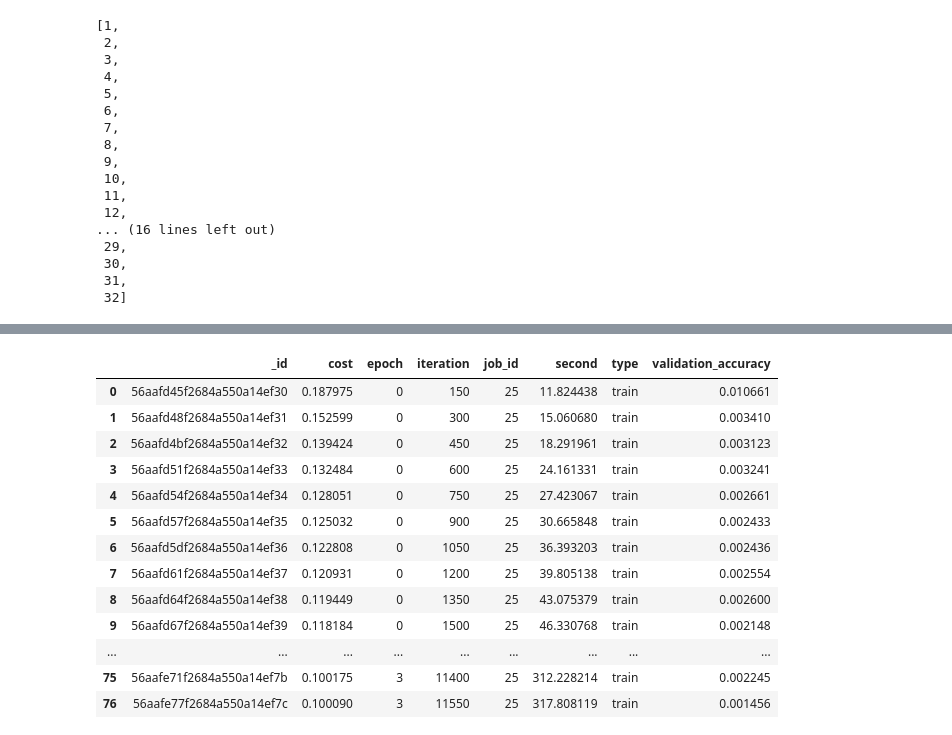
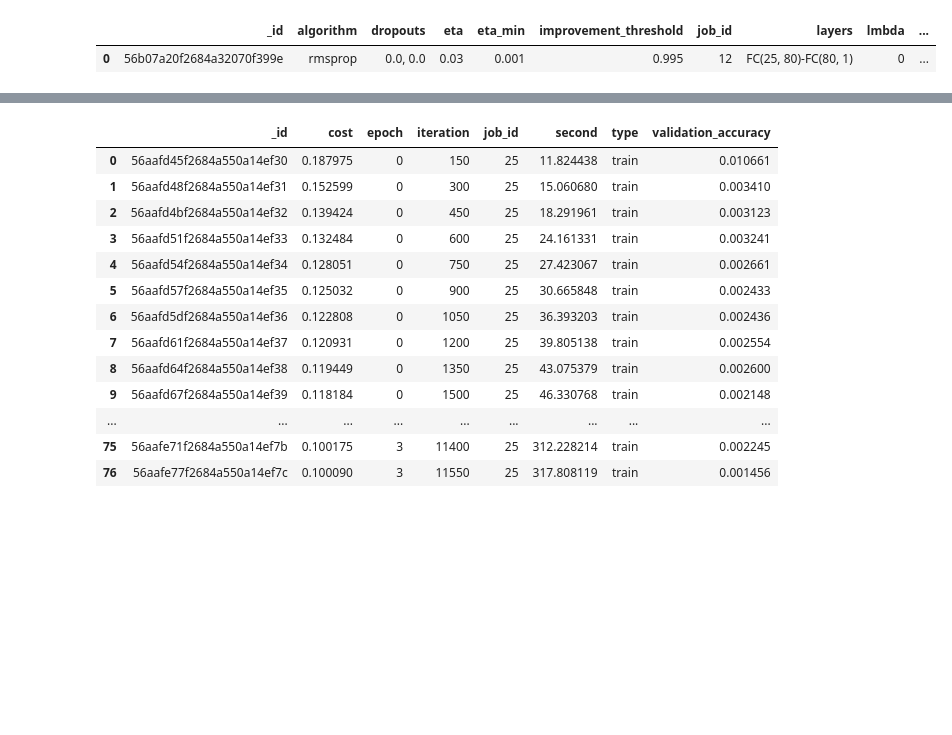
Before and after one commit to codingluke/ba-thesis-code, a Jupyter notebook: notebooks/metric_test.ipynb, the cells around one changed output, grey strips where cells are left out. Saved outputs shown, nothing was run; the diff lists cells and outputs as text; code cells hidden in the pictures; blank space fills up the shorter version.

```diff
--- a/notebooks/metric_test.ipynb
+++ b/notebooks/metric_test.ipynb
@@ -15,20 +18,5 @@ m = MetricRecorder(config_dir_path='../spearmint/minibatch-size/config.json')
 # %%
-mr.trainings.distinct('job_id')
+mr.get_job_metadata(job_id=12)
 # %% [output]
-[1,
- 2,
- 3,
- 4,
- 5,
- 6,
- 7,
- 8,
- 9,
- 10,
- 11,
- 12,
-... (16 lines left out)
- 29,
- 30,
- 31,
- 32]
+|  | _id | algorithm | dropouts | eta | eta_min | improvement_threshold | job_id | layers | lmbda | ... |
+| 0 | 56b07a20f2684a32070f399e | rmsprop | 0.0, 0.0 | 0.03 | 0.001 | 0.995 | 12 | FC(25, 80)-FC(80, 1) | 0 | ... |
```
Also changed, not shown: parts of 4 cells of this notebook, 1 other file.
